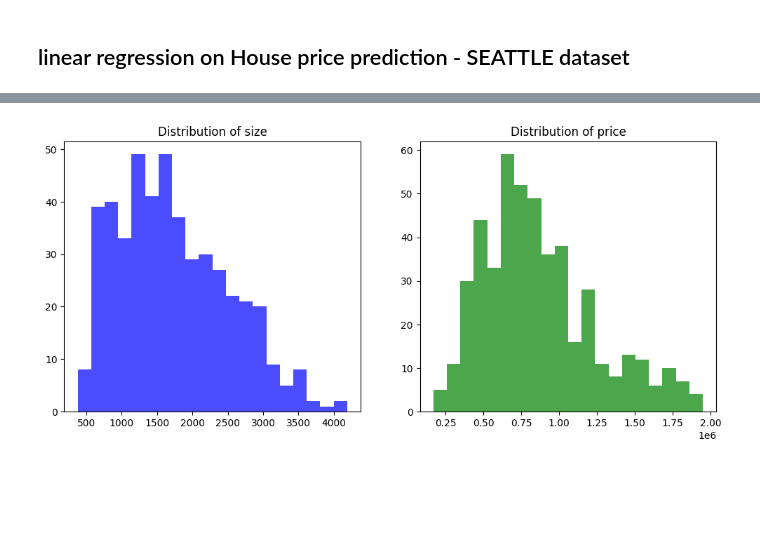
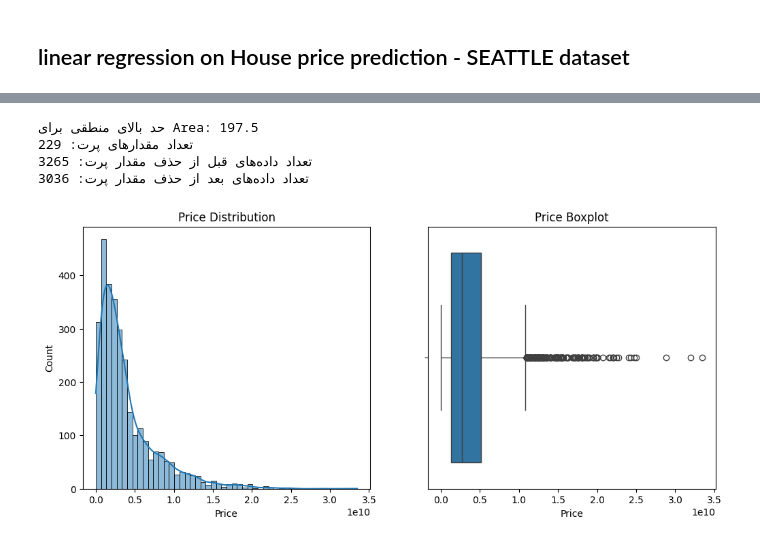
Before and after one commit to zahra-rajabi/ML_first_project, a Jupyter notebook: Zahra_rajabi_linear_regression.ipynb, the cells around one changed output, grey strips where cells are left out. Drawn from its saved outputs; the diff is of its cells as text; code cells hidden in the pictures; blank space fills up the shorter version.

```diff
--- a/Zahra_rajabi_linear_regression.ipynb
+++ b/Zahra_rajabi_linear_regression.ipynb
@@ -84,0 +52,3 @@ df_cleaned.describe()
+# %%
+df["Address"] = df["Address"].fillna("Unknown")
+print(df.isnull().sum())
@@ -84,0 +165,6 @@ df_cleaned.describe()
+# %%
+
+df.drop(columns=["Price(USD)"], inplace=True)
+
+print("ستون‌های دیتافریم بعد از حذف Price(USD):")
+print(df.columns)
@@ -85,14 +209,46 @@ df_cleaned.describe()
+# %%
+# محاسبه چارک اول (Q1) و سوم (Q3)
+Q1 = df["Area"].quantile(0.25)
+Q3 = df["Area"].quantile(0.75)
+IQR = Q3 - Q1
+
+# تعیین حد بالا برای مقدار پرت
+upper_limit = Q3 + 1.5 * IQR
+
+# نمایش مقدار حد بالا
+print(f"حد بالای منطقی برای Area: {upper_limit}")
+
+# تعداد مقدارهای پرت
+outliers = df[df["Area"] > upper_limit]
+print(f"تعداد مقدارهای پرت: {outliers.shape[0]}")
+
+# حذف مقدارهای پرت
+df_cleaned = df[df["Area"] <= upper_limit]
+
+# نمایش تعداد داده‌ها قبل و بعد از حذف
+print(f"تعداد داده‌های قبل از حذف مقدار پرت: {df.shape[0]}")
+print(f"تعداد داده‌های بعد از حذف مقدار پرت: {df_cleaned.shape[0]}")
+
+# آپدیت دیتافریم اصلی
+df = df_cleaned
+# %% [output]
+حد بالای منطقی برای Area: 197.5
+تعداد مقدارهای پرت: 229
+تعداد داده‌های قبل از حذف مقدار پرت: 3265
+تعداد داده‌های بعد از حذف مقدار پرت: 3036
 # %%
+
+# رسم هیستوگرام و باکس‌پلات برای Price
 plt.figure(figsize=(12, 5))
 
 plt.subplot(1, 2, 1)
-plt.hist(df_cleaned['size'], bins=20, color='blue', alpha=0.7)
-plt.title('Distribution of size')
+sns.histplot(df["Price"], bins=50, kde=True)
+plt.title("Price Distribution")
 
 plt.subplot(1, 2, 2)
-plt.hist(df_cleaned['price'], bins=20, color='green', alpha=0.7)
-plt.title('Distribution of price')
+sns.boxplot(x=df["Price"])
+plt.title("Price Boxplot")
 
 plt.show()
 # %% [output]
-[figure, old version]
+[figure, new version]
```
Also changed, not shown: parts of 24 cells of this notebook, 4 other files.
